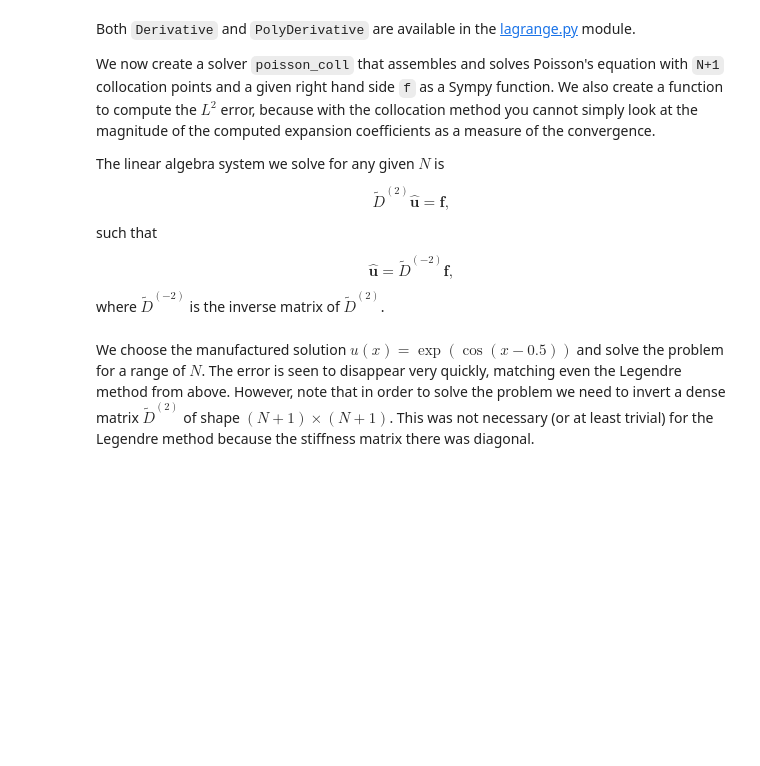
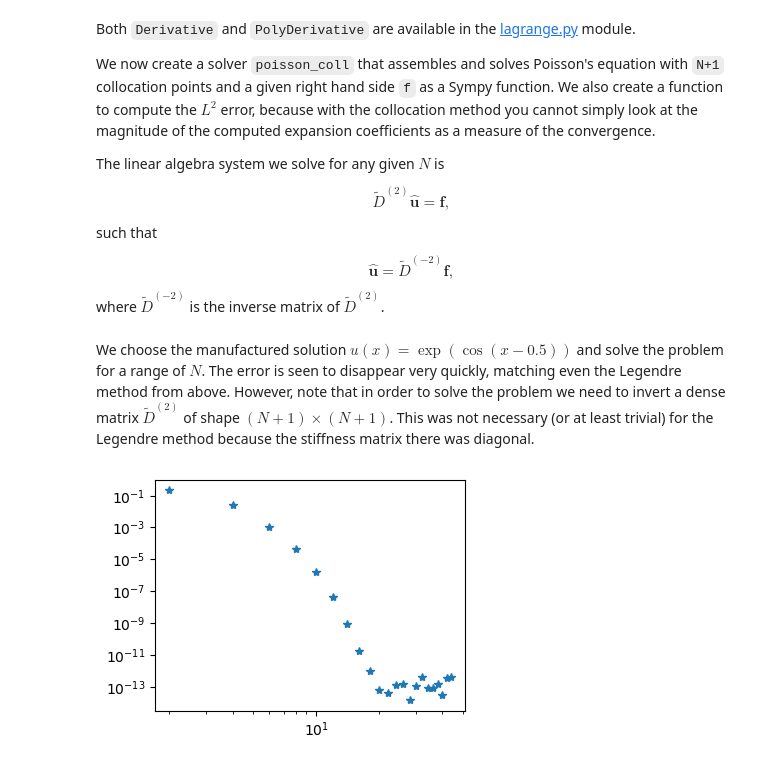
Before and after one commit to MATMEK-4270/matmek4270-book, a Jupyter notebook: lecture11.ipynb, the cells around one changed output. Cells and saved outputs as stored; diff of their text form; code cells hidden in the pictures; blank space fills up the shorter version.

```diff
--- a/lecture11.ipynb
+++ b/lecture11.ipynb
@@ -759,12 +794,14 @@ bc = ue.subs(x, -1), ue.subs(x, 1)
 N = 10
 uh, D = poisson_coll(N, f, bc=bc)
 err = []
-for N in range(5, 46, 5):
+for N in range(2, 46, 2):
     uh, D = poisson_coll(N, f, bc=bc)
     err.append(l2_error(uh, ue))
 # %%
 fig = plt.figure(figsize=(4, 3))
-plt.loglog(np.arange(5, 46, 5), err, '*');
+plt.loglog(np.arange(2, 46, 2), err, '*');
+# %% [output]
+[figure, added]
 # %% [markdown]
 ## Weekly assignments
 
```
Also changed, not shown: parts of 26 cells of this notebook.
